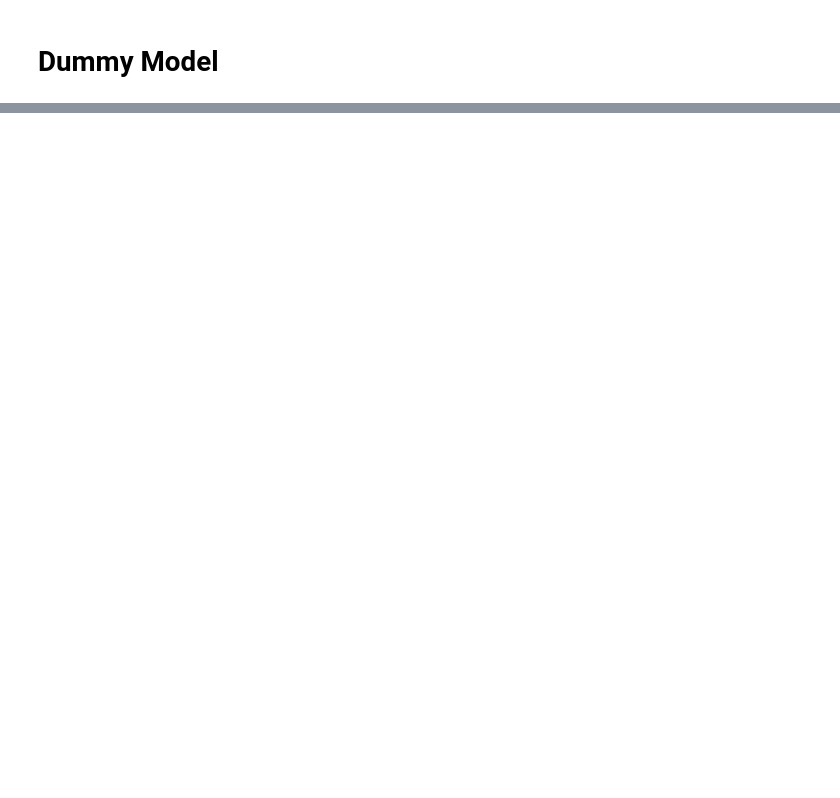
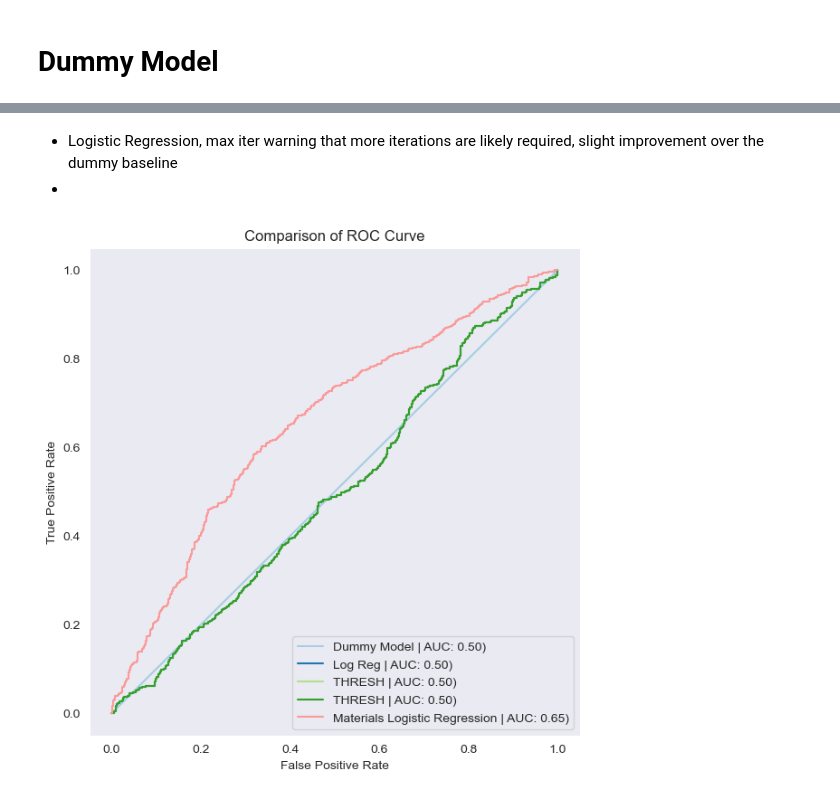
Before and after one commit to dvdhartsman/Stock_Market_Analysis, a Jupyter notebook: 2_SPDR_ETFs.ipynb, the cells around one changed output, grey strips where cells are left out. Drawn from its saved outputs; the diff is of its cells as text; code cells hidden in the pictures; blank space fills up the shorter version.

Commit message:
Preparation for models, verifying class functionality

```diff
--- a/2_SPDR_ETFs.ipynb
+++ b/2_SPDR_ETFs.ipynb
@@ -262,4 +263,0 @@ Model.model_df
-# %%
-lr = LogisticRegression(n_jobs=4)
-lr.fit(X_train, y_train)
-LogReg = Model("Log Reg", lr, X_train, X_test, y_train, y_test)
@@ -326,0 +266,16 @@ plt.show()
+# %%
+# Sub-pipe for numeric transformation
+num_pipe = Pipeline(steps=[
+    ("ss", StandardScaler())
+])
+
+# Sub-pipe for categorical transformation
+cat_pipe = Pipeline(steps=[
+    ("ohe", OneHotEncoder(handle_unknown='ignore'))
+])
+
+# Column Transformer object to be given to the ultimate pipeline model
+ct = ColumnTransformer(transformers=[
+    ("num_pipe", num_pipe, selector(dtype_include=np.number)),
+    ('cat_pipe', cat_pipe, selector(dtype_include=object))
+])
@@ -326,0 +345,4 @@ plt.show()
+# %%
+logreg = Model("Materials Logistic Regression", model_pipe, X_train, X_test, y_train, y_test)
+
+Model.model_df
@@ -326,0 +373,7 @@ plt.show()
+# %% [markdown]
+- Logistic Regression, max iter warning that more iterations are likely required, slight improvement over the dummy baseline
+-
+# %%
+logreg.compare_roc_curve()
+# %% [output]
+[figure, added]
```
Also changed, not shown: parts of 18 cells of this notebook.
